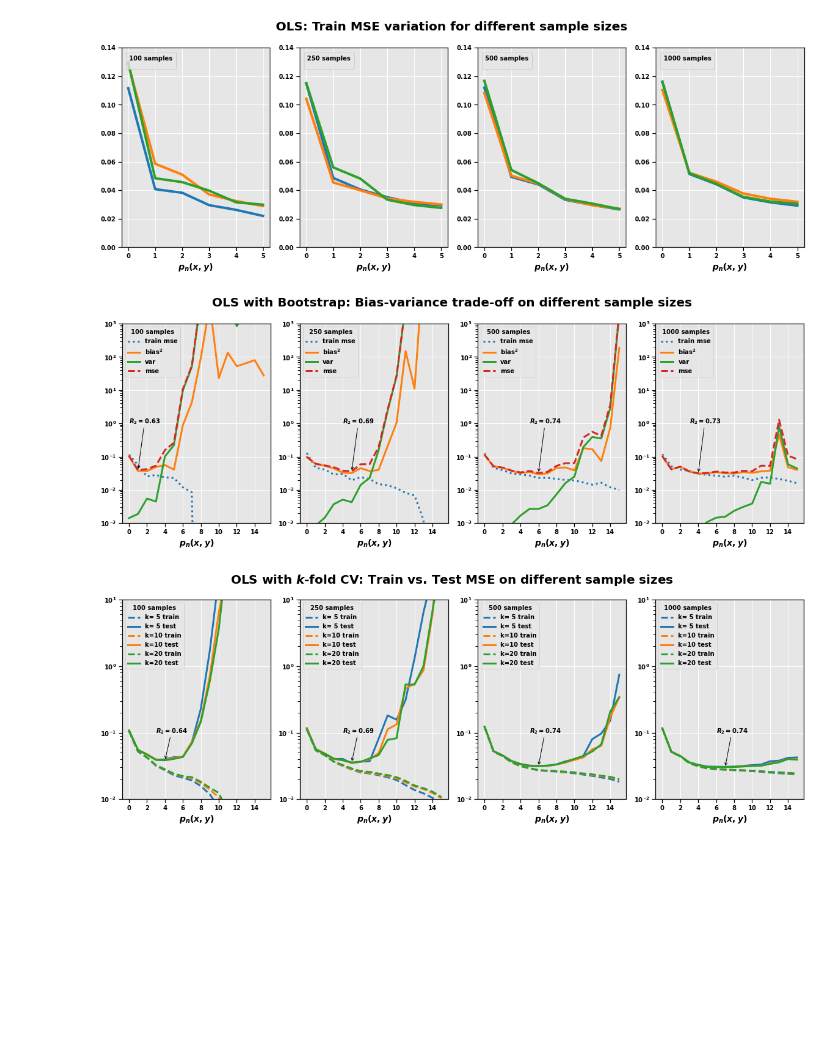
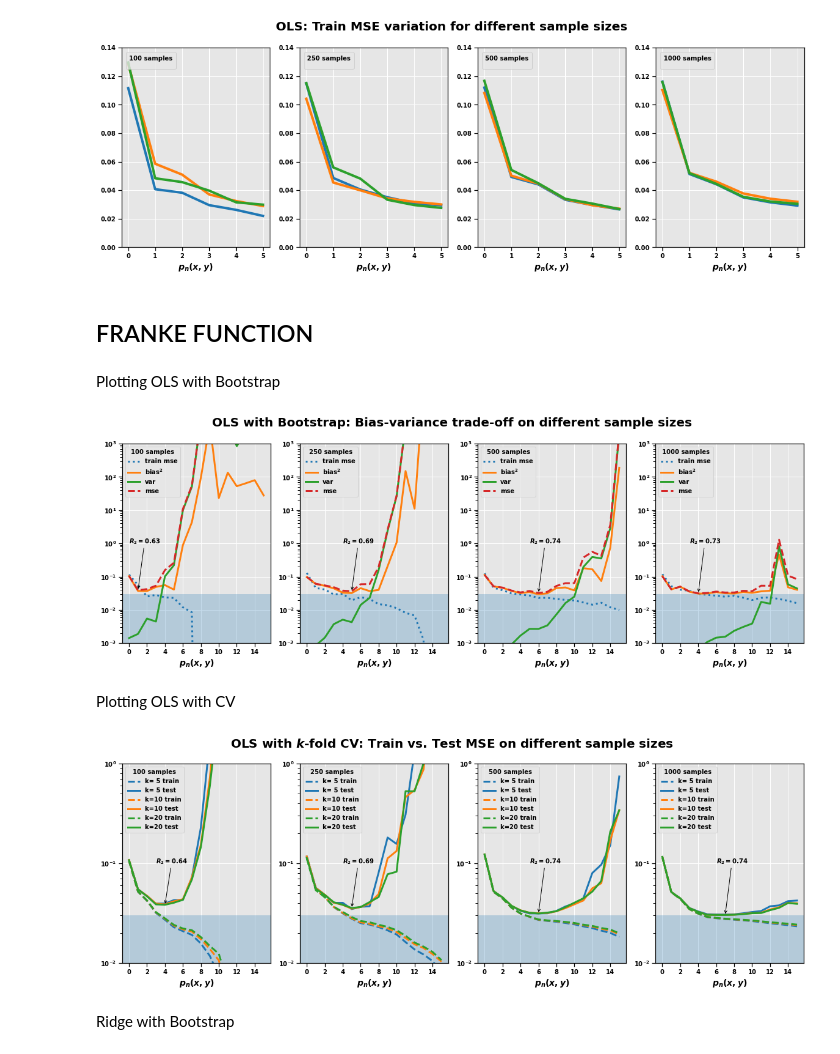
Before and after one commit to fonstelien/FYS-STK4155, a Jupyter notebook: project1/take2.ipynb, the cells around one changed output. Cells and saved outputs as stored; diff of their text form; code cells hidden in the pictures; blank space fills up the shorter version.

```diff
--- a/project1/take2.ipynb
+++ b/project1/take2.ipynb
@@ -9,6 +9,7 @@ LARGE = 20
 THICK = 4
 THIN = 3
 WIDE_FIG = (20,6)
+OPACITY = .25
 
 
 plt.style.context('fivethirtyeight')
@@ -117,6 +124,10 @@ X = make_design_matrix(x, y, pn=MAX_POLY_ORDER)
 z, f, _ = franke_sampler(x.T[0], y.T[0], var_eps=VAR_EPS)
 
 polynomial_orders = list(range(MAX_POLY_ORDER+1))
+# %% [markdown]
+## FRANKE FUNCTION
+# %% [markdown]
+Plotting OLS with Bootstrap
 # %%
 '''Plotting OLS with Bootstrap'''
 
@@ -141,6 +152,7 @@ for plot, sn in zip(plots, samples):
     plt.ylim(*ylim)
     plt.xlabel(r"$p_n(x,y)$")
     plt.yscale('log')
+    plt.axhspan(plt.ylim()[0], VAR_EPS, alpha=OPACITY)
     ax = plt.gca()
     ax.xaxis.set_major_locator(MaxNLocator(integer=True))
 
@@ -155,46 +167,49 @@ for plot, sn in zip(plots, samples):
 
 plt.show()
 # %% [output]
-[figure, old version]
+[figure, new version]
+# %% [markdown]
+Plotting OLS with CV
 # %%
 '''Plotting OLS with CV'''
 
 plt.figure(figsize=WIDE_FIG)
 plt.suptitle(r"OLS with $k$-fold CV: Train vs. Test MSE on different sample sizes", fontsize=LARGE, weight='bold')
-ylim = (1E-2, 1E1)
+ylim = (1E-2, 1E0)
 
 plots = [141,142,143,144]
 samples = [100,250,500,1000]
 
 for plot, sn in zip(plots, samples):
     plt.subplot(plot)
     X_down = X[:sn]
     z_down = z[:sn]
     legend = []
     for i, k in enumerate([5,10,20]):
         ols_k_df = run_ols_kfold(X_down, z_down, k=k, polynomial_orders=polynomial_orders)
         plt.plot(polynomial_orders, ols_k_df['train_mse'], '--', linewidth=THIN, color=COLORS[i])
         plt.plot(polynomial_orders, ols_k_df['test_mse'], linewidth=THIN, color=COLORS[i])
         legend += [f'k={k:2d} train', f'k={k:2d} test']
     plt.legend(legend, title=f'{sn} samples', fontsize=SMALL, title_fontsize=SMALL, loc='upper left')
     plt.ylim(*ylim)
     plt.xlabel(r"$p_n(x,y)$")
     plt.yscale('log')
+    plt.axhspan(plt.ylim()[0], VAR_EPS, alpha=OPACITY)
     ax = plt.gca()
     ax.xaxis.set_major_locator(MaxNLocator(integer=True))
 
     # R2 annotation
     best_idx = ols_k_df['test_mse'].argmin()
     best_mse_pn = polynomial_orders[best_idx]
     best_mse_val = ols_k_df['test_mse'].min()
     xytext = (best_mse_pn-1, .1)
     xy = (best_mse_pn, best_mse_val)
     R2 = best_r2(ols_k_df['test_mse'], z_down)
     plt.annotate(f'$R_2 = {R2:.2f}$', xytext=xytext, xy=xy, arrowprops={'arrowstyle':'->'})
 
 plt.show()
 # %% [output]
-[figure, old version]
+[figure, new version]
 # %%
 '''Ridge Regression data set'''
 
@@ -208,6 +223,8 @@ z, f, _ = franke_sampler(x.T[0], y.T[0], var_eps=VAR_EPS)
 
 polynomial_orders = list(range(1,MAX_POLY_ORDER+1,1))
 samples = [100,250,500,1000]
+# %% [markdown]
+Ridge with Bootstrap
 # %%
 '''Running Ridge with Bootstrap'''
 
```
Also changed, not shown: parts of 18 cells of this notebook.
